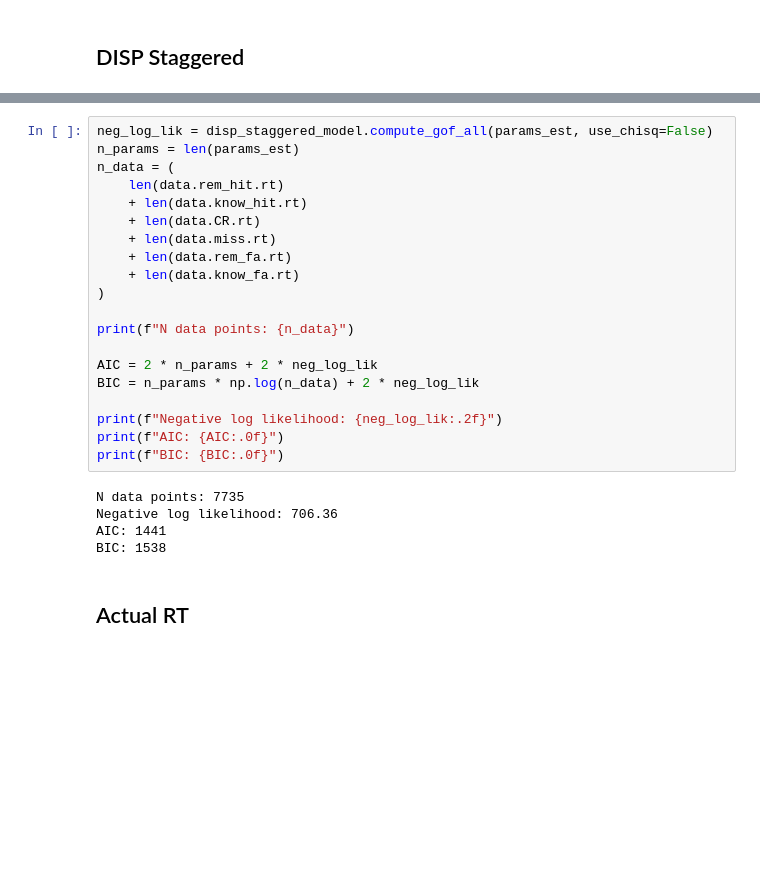
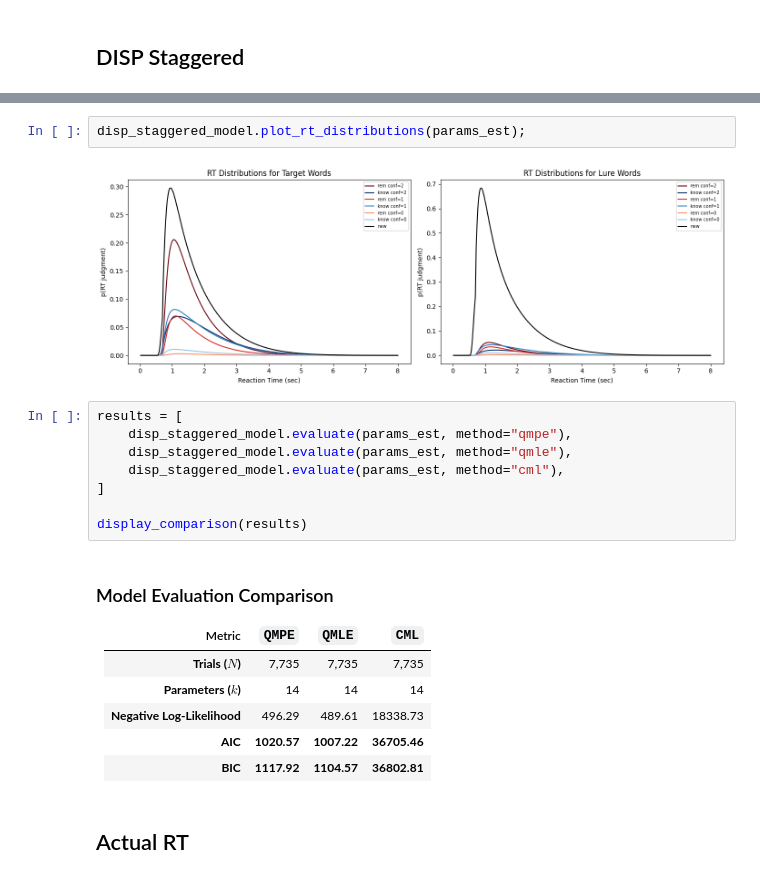
Before and after one commit to SpoopyPillow/caa_recognition_model, a Jupyter notebook: plot_models.ipynb, the cells around one changed output, grey strips where cells are left out. Drawn from its saved outputs; the diff is of its cells as text; blank space fills up the shorter version.

Commit message:
complete code rework and addition cml metric

```diff
--- a/plot_models.ipynb
+++ b/plot_models.ipynb
@@ -353,28 +310,26 @@ plt.show()
-# %%
-neg_log_lik = disp_staggered_model.compute_gof_all(params_est, use_chisq=False)
-n_params = len(params_est)
-n_data = (
-    len(data.rem_hit.rt)
-    + len(data.know_hit.rt)
-    + len(data.CR.rt)
-    + len(data.miss.rt)
-    + len(data.rem_fa.rt)
-    + len(data.know_fa.rt)
-)
-
-print(f"N data points: {n_data}")
-
-AIC = 2 * n_params + 2 * neg_log_lik
-BIC = n_params * np.log(n_data) + 2 * neg_log_lik
-
-print(f"Negative log likelihood: {neg_log_lik:.2f}")
-print(f"AIC: {AIC:.0f}")
-print(f"BIC: {BIC:.0f}")
-# %% [output]
-N data points: 7735
-Negative log likelihood: 706.36
-AIC: 1441
-BIC: 1538
+# %%
+disp_staggered_model.plot_rt_distributions(params_est);
+# %% [output]
+[figure, added]
+# %%
+results = [
+    disp_staggered_model.evaluate(params_est, method="qmpe"),
+    disp_staggered_model.evaluate(params_est, method="qmle"),
+    disp_staggered_model.evaluate(params_est, method="cml"),
+]
+
+display_comparison(results)
+# %% [output]
+
+### Model Evaluation Comparison
+
+| Metric | `QMPE` | `QMLE` | `CML` |
+| :--- | ---: | ---: | ---: |
+| **Trials ($N$)** | 7,735 | 7,735 | 7,735 |
+| **Parameters ($k$)** | 14 | 14 | 14 |
+| **Negative Log-Likelihood** | 496.29 | 489.61 | 18338.73 |
+| **AIC** | **1020.57** | **1007.22** | **36705.46** |
+| **BIC** | **1117.92** | **1104.57** | **36802.81** |
 # %% [markdown]
 ## Actual RT
 # %%
```
Also changed, not shown: parts of 22 cells of this notebook, 7 other files.
